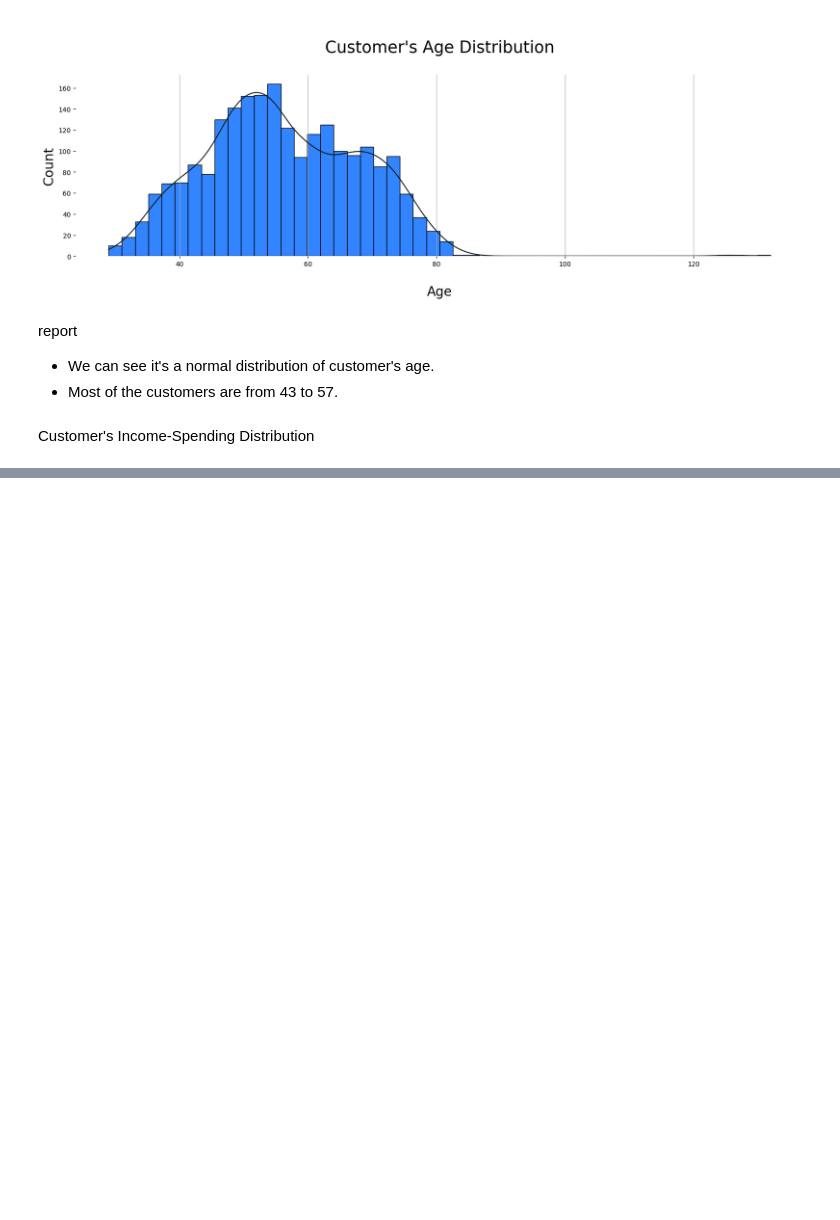
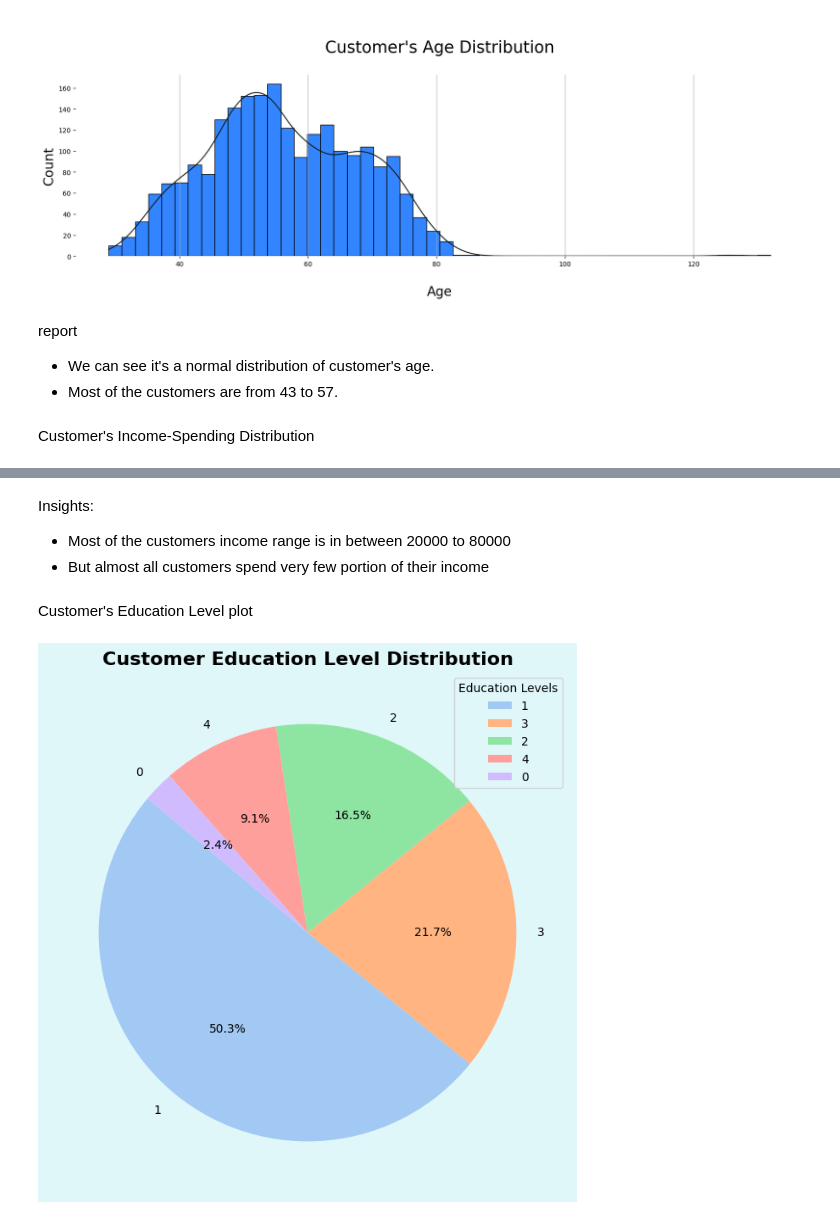
Before and after one commit to Abhijeet73/Customer-Categorizer, a Jupyter notebook: notebooks/EDA.ipynb, the cells around one changed output, grey strips where cells are left out. Drawn from its saved outputs; the diff is of its cells as text; code cells hidden in the pictures; blank space fills up the shorter version.

```diff
--- a/notebooks/EDA.ipynb
+++ b/notebooks/EDA.ipynb
@@ -688,0 +733,17 @@ plt.grid(axis='
+# %% [markdown]
+Insights:
+
+* Most of the customers income range is in between 20000 to 80000
+* But almost all customers spend very few portion of their income
+# %% [markdown]
+Customer's Education Level plot
+# %%
+# Pie chart for customer education levels
+plt.figure(figsize=(8, 8),facecolor='#e0f7fa')
+education_counts = df['Education'].value_counts()
+plt.pie(education_counts, labels=education_counts.index, autopct='%1.1f%%', startangle=140, colors=sns.color_palette('pastel'))
+plt.title('Customer Education Level Distribution', fontsize=16, fontweight='bold')
+plt.legend(labels=education_counts.index, title="Education Levels", loc="upper right",facecolor='#e0f7fa')
+plt.show()
+# %% [output]
+[figure, added]
```
Also changed, not shown: parts of 14 cells of this notebook, 5 other files.
